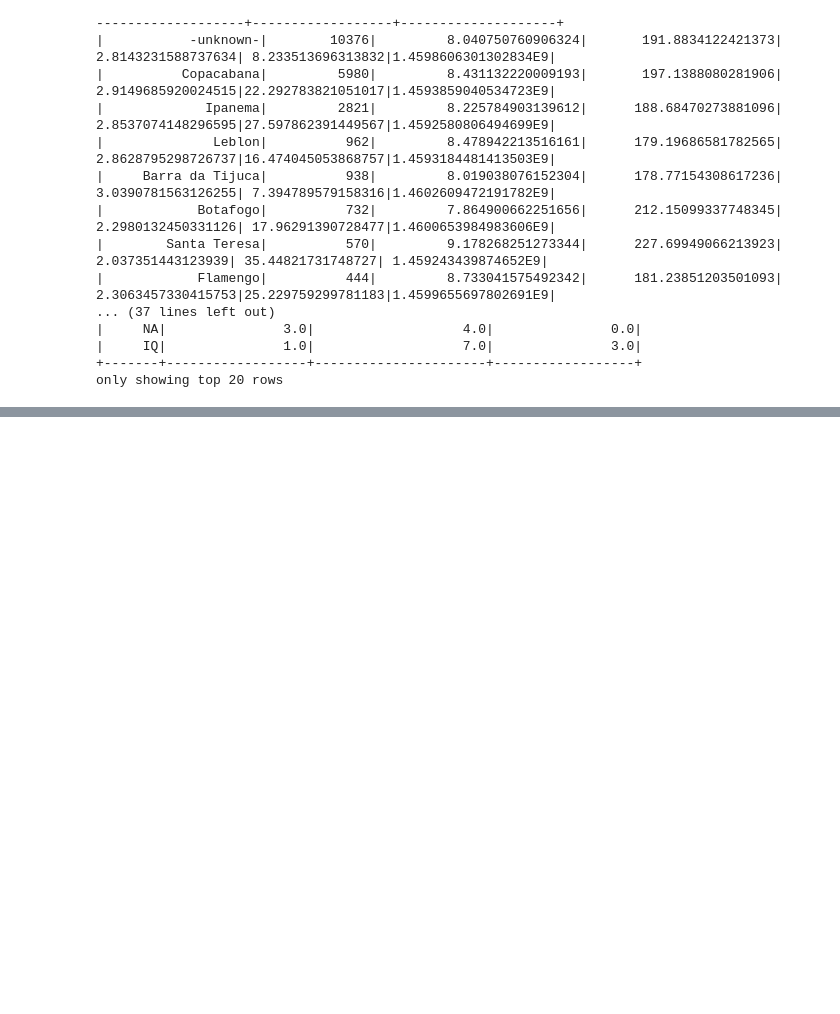
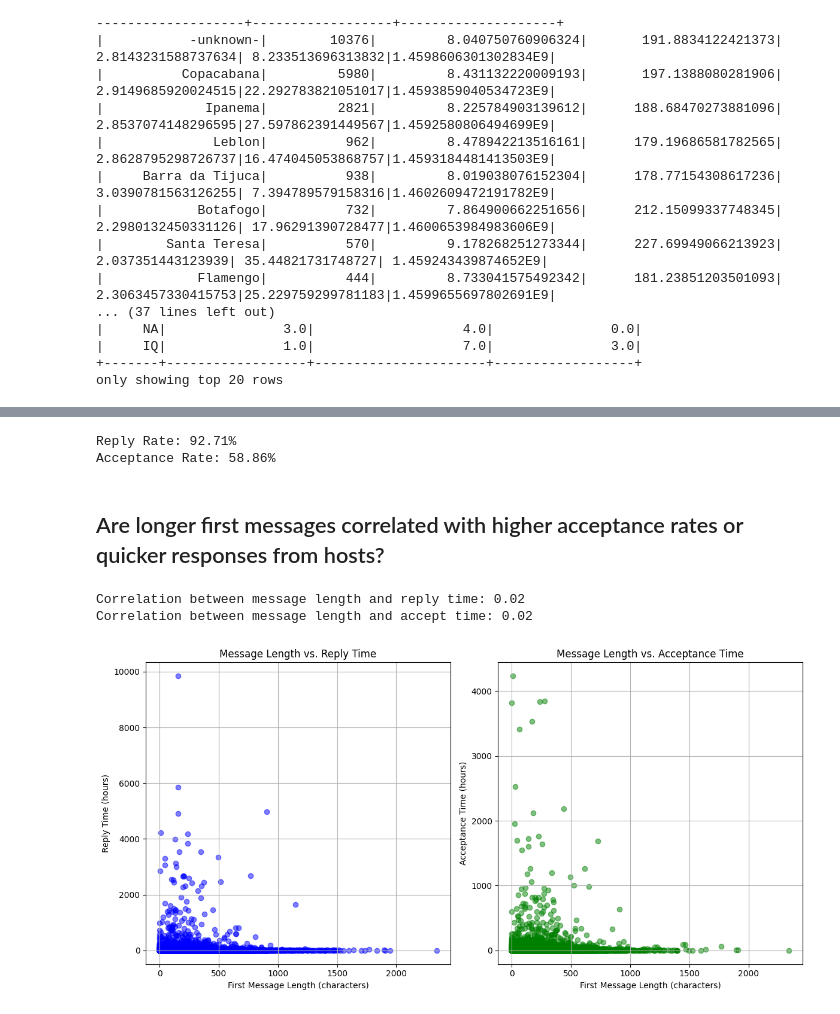
Before and after one commit to RickSanj/airbnb, a Jupyter notebook: main.ipynb, the cells around one changed output, grey strips where cells are left out. Drawn from its saved outputs; the diff is of its cells as text; code cells hidden in the pictures; blank space fills up the shorter version.

```diff
--- a/main.ipynb
+++ b/main.ipynb
@@ -431,0 +472,71 @@ only showing top 20 rows
+# %%
+
+total_interactions = df_joined.count()
+
+replied_interactions = df_joined.filter(df_joined.ts_reply_at_first.isNotNull()).count()
+
+accepted_interactions = df_joined.filter(df_joined.ts_accepted_at_first.isNotNull()).count()
+
+reply_rate = (replied_interactions / total_interactions) * 100
+acceptance_rate = (accepted_interactions / total_interactions) * 100
+
+print(f"Reply Rate: {reply_rate:.2f}%")
+print(f"Acceptance Rate: {acceptance_rate:.2f}%")
+# %% [output]
+Reply Rate: 92.71%
+Acceptance Rate: 58.86%
+# %% [markdown]
+## Are longer first messages correlated with higher acceptance rates or quicker responses from hosts?
+# %%
+from pyspark.sql.functions import col, unix_timestamp
+
+df_joined = df_joined.withColumn(
+    "time_to_reply_hours",
+    (unix_timestamp("ts_reply_at_first") - unix_timestamp("ts_interaction_first")) / 3600
+).withColumn(
+    "time_to_accept_hours",
+    (unix_timestamp("ts_accepted_at_first") - unix_timestamp("ts_interaction_first")) / 3600
+)
+
+correlation_length_reply = df_joined.filter(col("time_to_reply_hours").isNotNull()) \
+    .stat.corr("m_first_message_length_in_characters", "time_to_reply_hours")
+
+correlation_length_accept = df_joined.filter(col("time_to_accept_hours").isNotNull()) \
+    .stat.corr("m_first_message_length_in_characters", "time_to_accept_hours")
+
+print(f"Correlation between message length and reply time: {correlation_length_reply:.2f}")
+print(f"Correlation between message length and accept time: {correlation_length_accept:.2f}")
+# %% [output]
+Correlation between message length and reply time: 0.02
+Correlation between message length and accept time: 0.02
+# %%
+import matplotlib.pyplot as plt
+
+df_pandas = df_joined.select(
+    "m_first_message_length_in_characters",
+    "time_to_reply_hours",
+    "time_to_accept_hours"
+).toPandas()
+
+
+
+plt.figure(figsize=(12, 6))
+
+plt.subplot(1, 2, 1)
+plt.scatter(df_pandas["m_first_message_length_in_characters"], df_pandas["time_to_reply_hours"], alpha=0.5, color='blue')
+plt.title("Message Length vs. Reply Time")
+plt.xlabel("First Message Length (characters)")
+plt.ylabel("Reply Time (hours)")
+plt.grid(True)
+
+plt.subplot(1, 2, 2)
+plt.scatter(df_pandas["m_first_message_length_in_characters"], df_pandas["time_to_accept_hours"], alpha=0.5, color='green')
+plt.title("Message Length vs. Acceptance Time")
+plt.xlabel("First Message Length (characters)")
+plt.ylabel("Acceptance Time (hours)")
+plt.grid(True)
+
+plt.tight_layout()
+plt.show()
+# %% [output]
+[figure, added]
```
Also changed, not shown: parts of 21 cells of this notebook.
